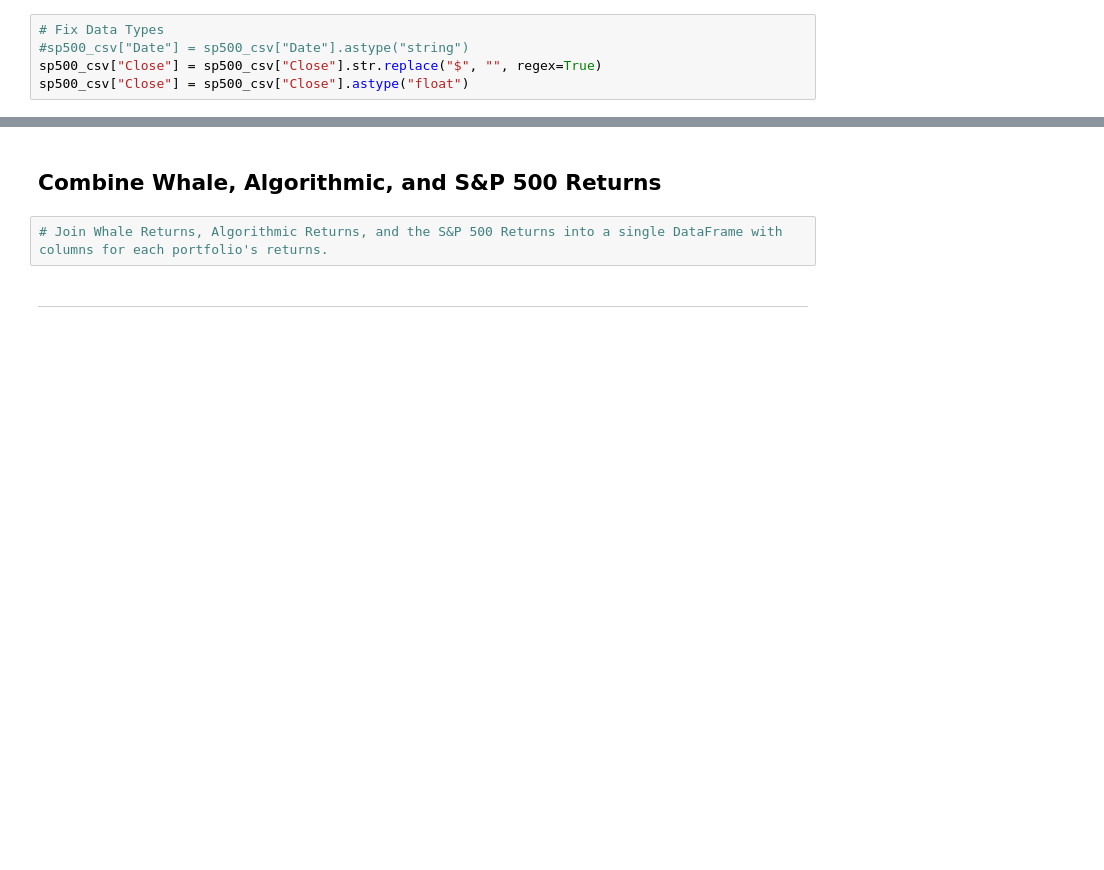
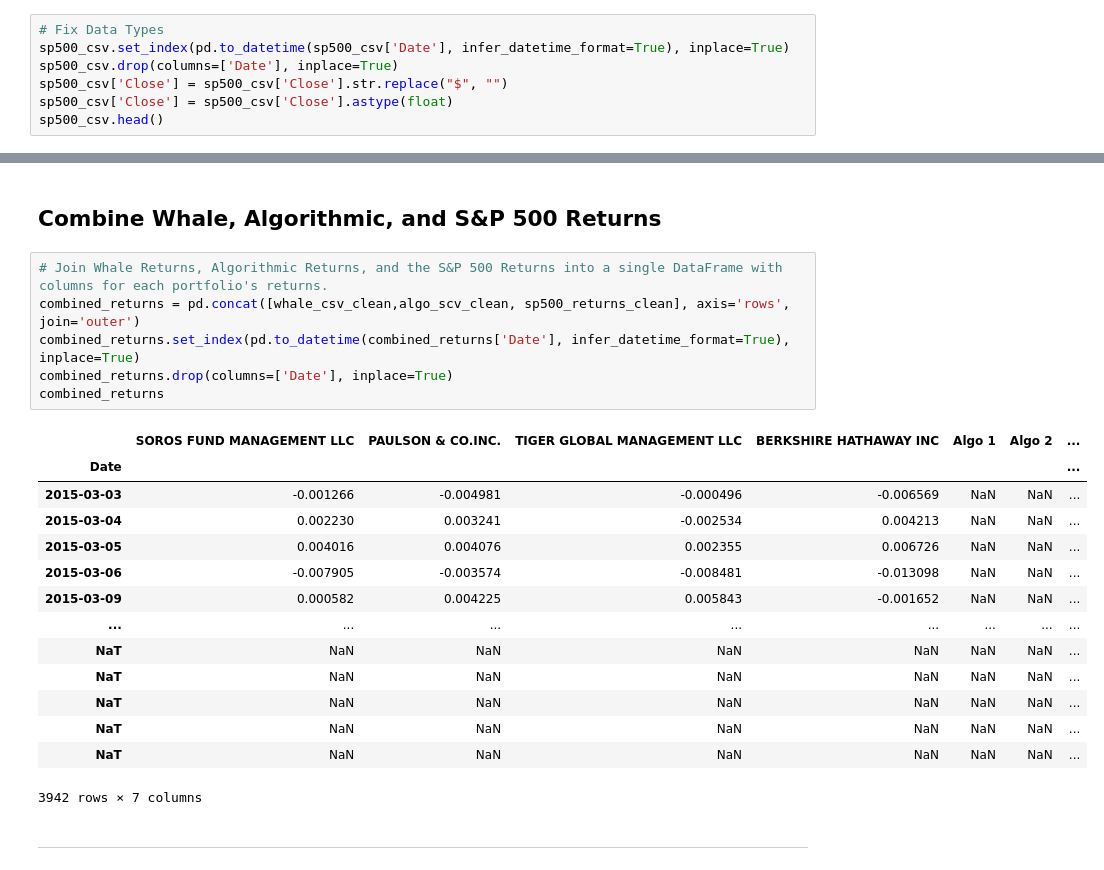
Before and after one commit to ServontiusT/Unit4Homework, a Jupyter notebook: whale_analysis.ipynb, the cells around one changed output, grey strips where cells are left out. Cells and saved outputs as stored; diff of their text form; blank space fills up the shorter version.

```diff
--- a/whale_analysis.ipynb
+++ b/whale_analysis.ipynb
@@ -104,6 +104,8 @@ Close            object
 dtype: object
 # %%
 # Fix Data Types
-#sp500_csv["Date"] = sp500_csv["Date"].astype("string")
-sp500_csv["Close"] = sp500_csv["Close"].str.replace("$", "", regex=True)
-sp500_csv["Close"] = sp500_csv["Close"].astype("float")
+sp500_csv.set_index(pd.to_datetime(sp500_csv['Date'], infer_datetime_format=True), inplace=True)
+sp500_csv.drop(columns=['Date'], inplace=True)
+sp500_csv['Close'] = sp500_csv['Close'].str.replace("$", "")
+sp500_csv['Close'] = sp500_csv['Close'].astype(float)
+sp500_csv.head()
@@ -120,6 +139,25 @@ TypeError: cannot perform __truediv__ with this index type: DatetimeArray
 ## Combine Whale, Algorithmic, and S&P 500 Returns
 # %%
 # Join Whale Returns, Algorithmic Returns, and the S&P 500 Returns into a single DataFrame with columns for each portfolio's returns.
+combined_returns = pd.concat([whale_csv_clean,algo_scv_clean, sp500_returns_clean], axis='rows', join='outer')
+combined_returns.set_index(pd.to_datetime(combined_returns['Date'], infer_datetime_format=True), inplace=True)
+combined_returns.drop(columns=['Date'], inplace=True)
+combined_returns
+# %% [output]
+|  | SOROS FUND MANAGEMENT LLC | PAULSON & CO.INC. | TIGER GLOBAL MANAGEMENT LLC | BERKSHIRE HATHAWAY INC | Algo 1 | Algo 2 | ... |
+| Date |  |  |  |  |  |  | ... |
+| 2015-03-03 | -0.001266 | -0.004981 | -0.000496 | -0.006569 | NaN | NaN | ... |
+| 2015-03-04 | 0.002230 | 0.003241 | -0.002534 | 0.004213 | NaN | NaN | ... |
+| 2015-03-05 | 0.004016 | 0.004076 | 0.002355 | 0.006726 | NaN | NaN | ... |
+| 2015-03-06 | -0.007905 | -0.003574 | -0.008481 | -0.013098 | NaN | NaN | ... |
+| 2015-03-09 | 0.000582 | 0.004225 | 0.005843 | -0.001652 | NaN | NaN | ... |
+| ... | ... | ... | ... | ... | ... | ... | ... |
+| NaT | NaN | NaN | NaN | NaN | NaN | NaN | ... |
+| NaT | NaN | NaN | NaN | NaN | NaN | NaN | ... |
+| NaT | NaN | NaN | NaN | NaN | NaN | NaN | ... |
+| NaT | NaN | NaN | NaN | NaN | NaN | NaN | ... |
+| NaT | NaN | NaN | NaN | NaN | NaN | NaN | ... |
+3942 rows × 7 columns
 # %% [markdown]
 ---
 # %% [markdown]
```
Also changed, not shown: parts of 8 cells of this notebook.
